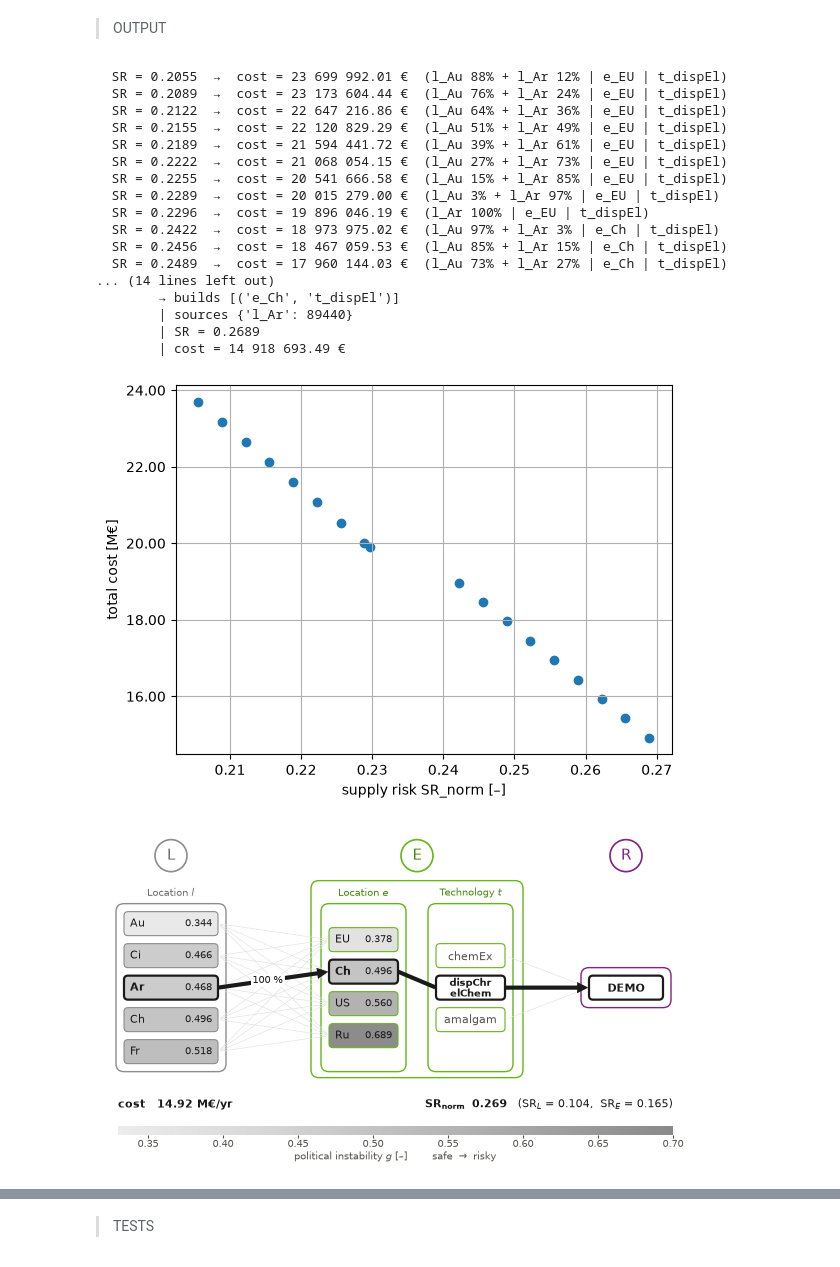
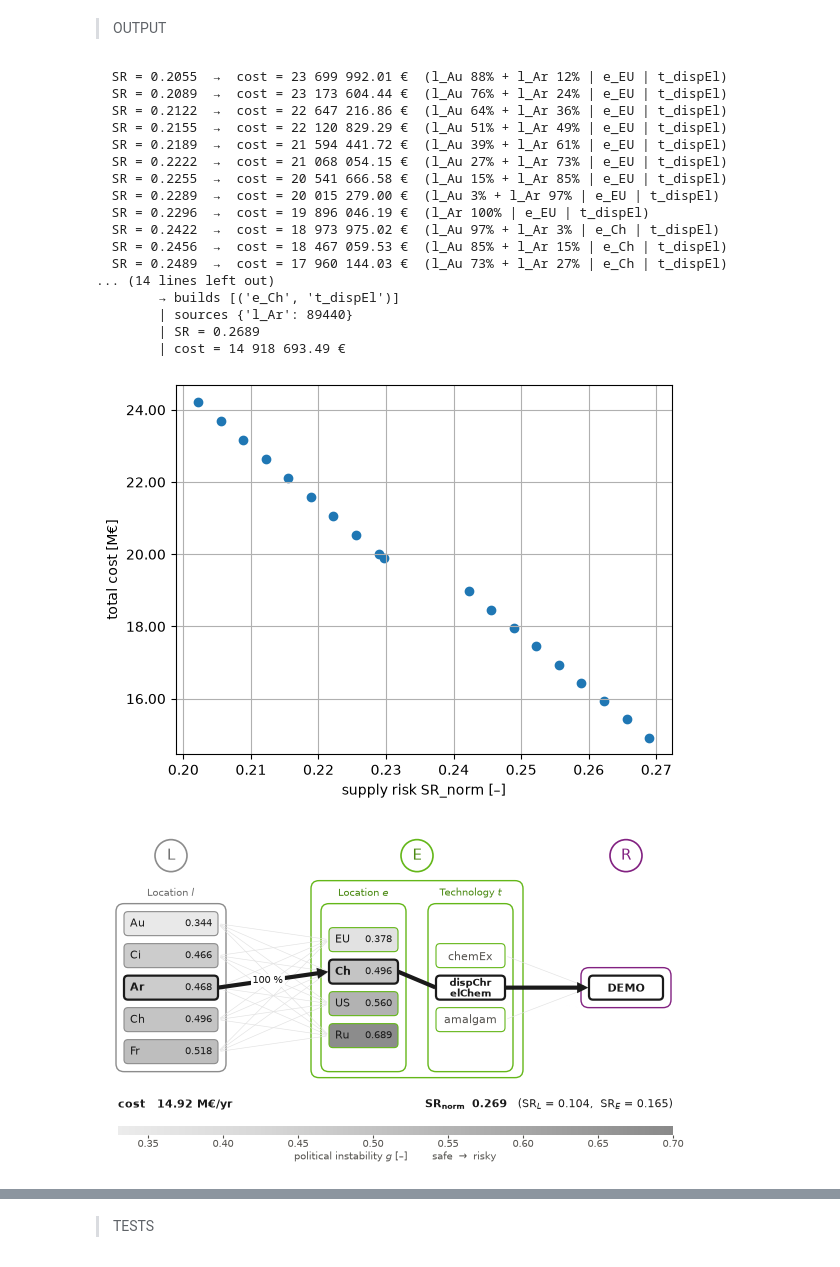
Before and after one commit to MMWurz/Thesis_Code, a Jupyter notebook: main.ipynb, the cells around one changed output, grey strips where cells are left out. Saved outputs shown, nothing was run; the diff lists cells and outputs as text; code cells hidden in the pictures.

```diff
--- a/main.ipynb
+++ b/main.ipynb
@@ -240,37 +237,38 @@ for name, mx in [("safest   (min-SR)", m2), ("cheapest (min-cost)", m3)]:     #
     builds, sources = summarise(mx)
     print(f"\n{name}")
     print(f"\t→ builds {builds}")
     print(f"\t| sources {sources}")
     print(f"\t| SR = {value(mx.obj_SR):.4f}")
     print(f"\t| cost = {value(mx.obj_cost):,.2f} €".replace(",", " "))
 
-# ── plot ──
-fig, ax = plots.pareto_front(points)
+# ── plot ── with both payoff-table corners: the ε-loop loses the safest one (its grid point ε = SR_min is infeasible)
+corners = [(round(value(mx.obj_cost), 2), round(value(mx.obj_SR), 6)) for mx in (m2, m3)]
+fig, ax = plots.pareto_front(points + corners)
 fig.savefig('pareto_front.pdf')
 
 ##################################################### NETWORK
-# only ever index snaps when picking which chain to draw
-for tag, s in [('cheap', snaps[-1]), ('mid', snaps[5]), ('safe', snaps[0])]:   # one figure per point
+# cheapest and safest chain = the payoff-table corners m3 and m2; snaps only for a point in between
+for tag, s in [('cheap', plots.snapshot(m3)), ('mid', snaps[5]), ('safe', plots.snapshot(m2))]:   # one figure per point
     fig, _ = plots.supply_chain_network(s)
     fig.savefig(f'chain_{tag}.pdf')
 # %% [output]
   SR = 0.2055  →  cost = 23 699 992.01 €  (l_Au 88% + l_Ar 12% | e_EU | t_dispEl)
   SR = 0.2089  →  cost = 23 173 604.44 €  (l_Au 76% + l_Ar 24% | e_EU | t_dispEl)
   SR = 0.2122  →  cost = 22 647 216.86 €  (l_Au 64% + l_Ar 36% | e_EU | t_dispEl)
   SR = 0.2155  →  cost = 22 120 829.29 €  (l_Au 51% + l_Ar 49% | e_EU | t_dispEl)
   SR = 0.2189  →  cost = 21 594 441.72 €  (l_Au 39% + l_Ar 61% | e_EU | t_dispEl)
   SR = 0.2222  →  cost = 21 068 054.15 €  (l_Au 27% + l_Ar 73% | e_EU | t_dispEl)
   SR = 0.2255  →  cost = 20 541 666.58 €  (l_Au 15% + l_Ar 85% | e_EU | t_dispEl)
   SR = 0.2289  →  cost = 20 015 279.00 €  (l_Au 3% + l_Ar 97% | e_EU | t_dispEl)
   SR = 0.2296  →  cost = 19 896 046.19 €  (l_Ar 100% | e_EU | t_dispEl)
   SR = 0.2422  →  cost = 18 973 975.02 €  (l_Au 97% + l_Ar 3% | e_Ch | t_dispEl)
   SR = 0.2456  →  cost = 18 467 059.53 €  (l_Au 85% + l_Ar 15% | e_Ch | t_dispEl)
   SR = 0.2489  →  cost = 17 960 144.03 €  (l_Au 73% + l_Ar 27% | e_Ch | t_dispEl)
 ... (14 lines left out)
         → builds [('e_Ch', 't_dispEl')]
         | sources {'l_Ar': 89440}
         | SR = 0.2689
         | cost = 14 918 693.49 €
-[figure, old version]
+[figure, new version]
 [figure]
 [figure]
```
Also changed, not shown: parts of 2 cells of this notebook, 4 other files.
